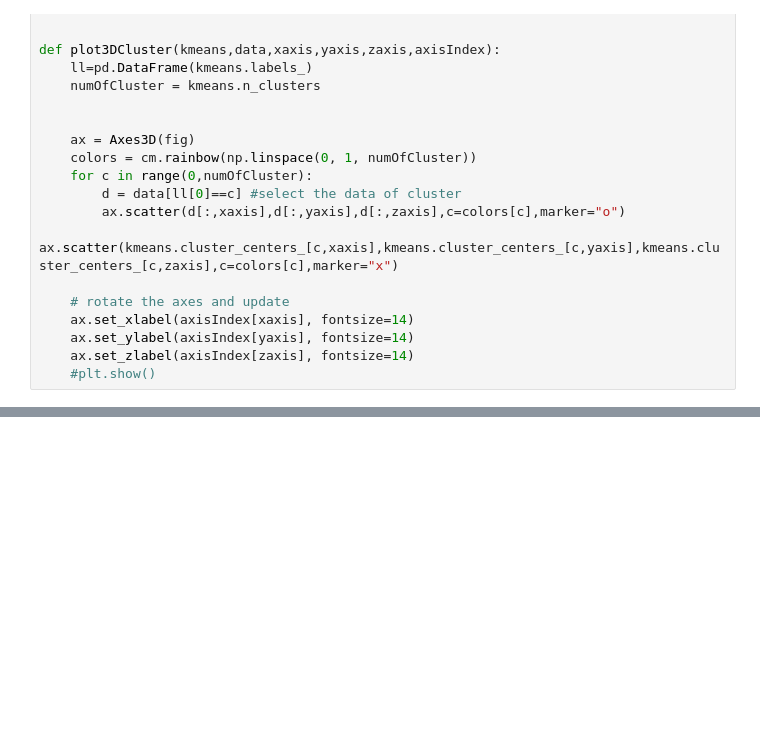
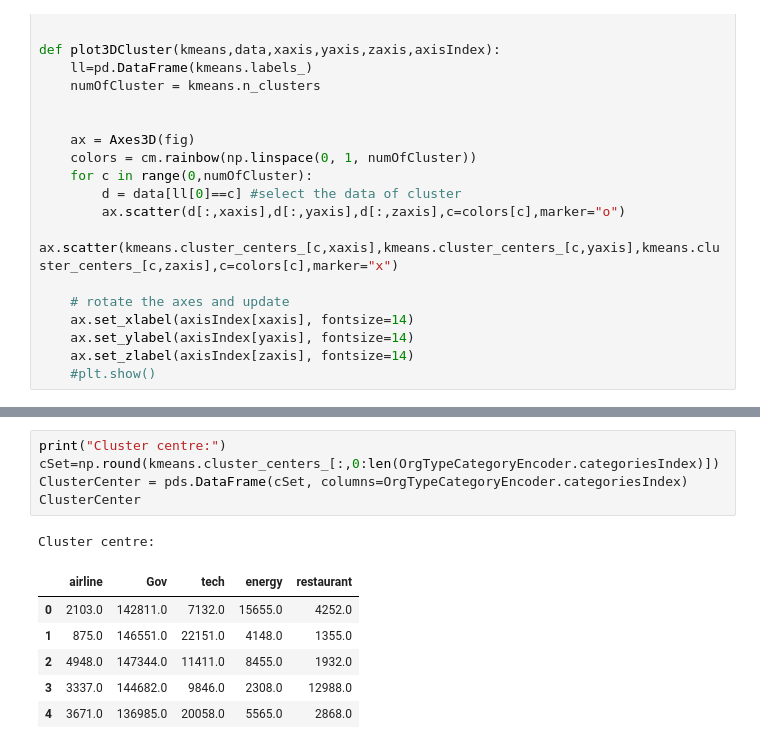
Before and after one commit to dexterchan/TradeSample, a Jupyter notebook: Scripts/AnalysisWorkbook2.ipynb, the cells around one changed output, grey strips where cells are left out. Drawn from its saved outputs; the diff is of its cells as text; blank space fills up the shorter version.

```diff
--- a/Scripts/AnalysisWorkbook2.ipynb
+++ b/Scripts/AnalysisWorkbook2.ipynb
@@ -123,0 +174,13 @@ plt.show()
+# %%
+print("Cluster centre:")
+cSet=np.round(kmeans.cluster_centers_[:,0:len(OrgTypeCategoryEncoder.categoriesIndex)])
+ClusterCenter = pds.DataFrame(cSet, columns=OrgTypeCategoryEncoder.categoriesIndex)
+ClusterCenter
+# %% [output]
+Cluster centre:
+|  | airline | Gov | tech | energy | restaurant |
+| 0 | 2103.0 | 142811.0 | 7132.0 | 15655.0 | 4252.0 |
+| 1 | 875.0 | 146551.0 | 22151.0 | 4148.0 | 1355.0 |
+| 2 | 4948.0 | 147344.0 | 11411.0 | 8455.0 | 1932.0 |
+| 3 | 3337.0 | 144682.0 | 9846.0 | 2308.0 | 12988.0 |
+| 4 | 3671.0 | 136985.0 | 20058.0 | 5565.0 | 2868.0 |
```
Also changed, not shown: parts of 21 cells of this notebook, 3 other files.
